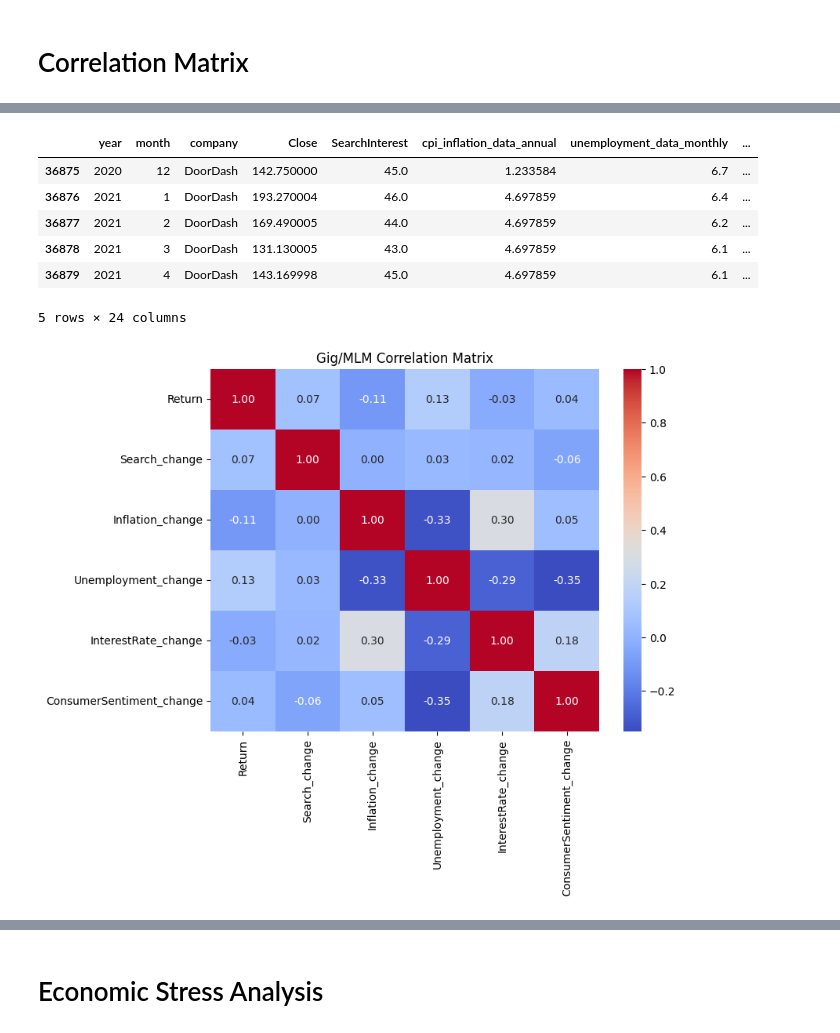
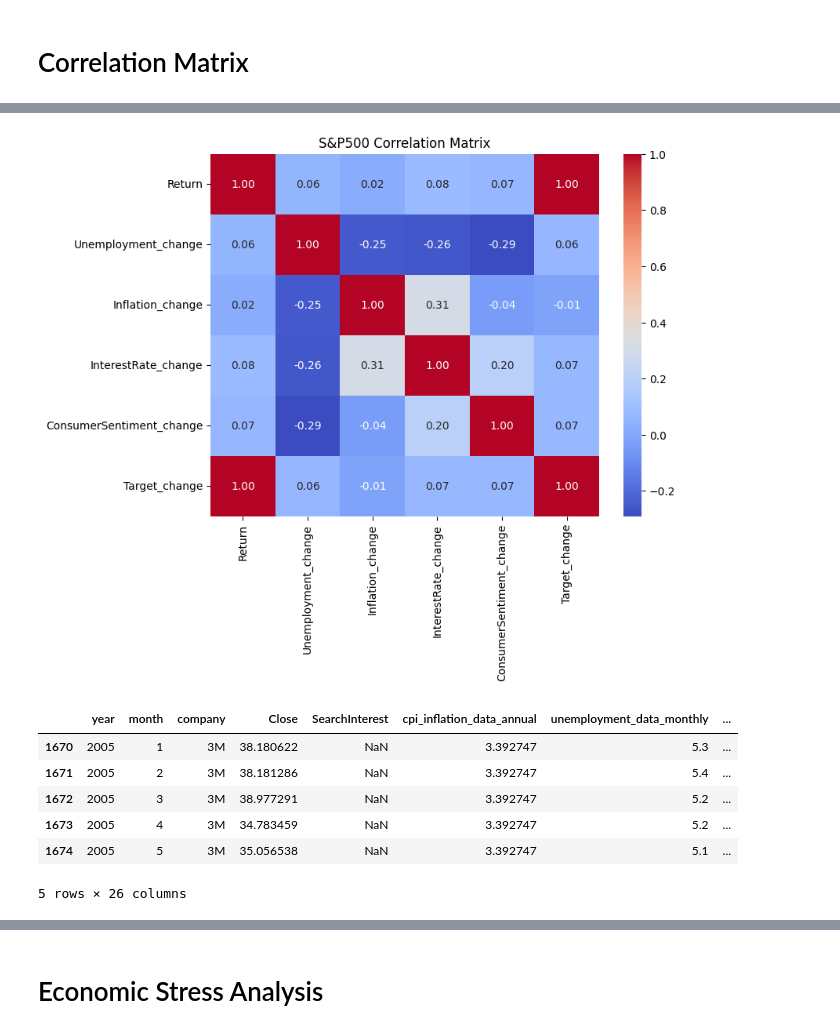
Before and after one commit to milleau98/2026-gig-data-analysis, a Jupyter notebook: notebooks/data-analyses/correlation_analyses.ipynb, the cells around one changed output, grey strips where cells are left out. Saved outputs shown, nothing was run; the diff lists cells and outputs as text; code cells hidden in the pictures.

```diff
--- a/notebooks/data-analyses/correlation_analyses.ipynb
+++ b/notebooks/data-analyses/correlation_analyses.ipynb
@@ -235,32 +277,45 @@ plt.show()
+# %%
+# -------------------------------
+# Set up Groups
+groups = ['SP500']
+# -------------------------------
+# Adjust column names to match your dataset
+cols_to_corr = [
+    'Return',
+    'Unemployment_change',
+    'Inflation_change',
+    'InterestRate_change',
+    'ConsumerSentiment_change',
+    'Target_change'
+]
+# -------------------------------
+# Compute correlation matrix
+# -------------------------------
+for g in groups:
+  temp=df[df['CompanyType']== g]
+  corr=temp[cols_to_corr].dropna().corr() # remove rows with missing values
+
+
+# -------------------------------
+# Plot heatmap
+# -------------------------------
+  plt.figure(figsize=(8,6))
+  sns.heatmap(corr, annot=True, fmt=".2f", cmap='coolwarm')
+  plt.title("S&P500 Correlation Matrix")
+  plt.show()
+# %% [output]
+[figure, added]
 # %%
-gig_df = df[df['CompanyType'] == 'Gig/MLM']
-sp500_df = df[df['CompanyType'] == 'S&P500']
+gig_df = df[df['CompanyType'] == 'Gig']
+MLM_df = df[df['CompanyType'] == 'MLM']
+SP500_df = df[df['CompanyType'] == 'SP500']
 
-gig_df.head()
+SP500_df.head()
 # %% [output]
 |  | year | month | company | Close | SearchInterest | cpi_inflation_data_annual | unemployment_data_monthly | ... |
-| 36875 | 2020 | 12 | DoorDash | 142.750000 | 45.0 | 1.233584 | 6.7 | ... |
-| 36876 | 2021 | 1 | DoorDash | 193.270004 | 46.0 | 4.697859 | 6.4 | ... |
-| 36877 | 2021 | 2 | DoorDash | 169.490005 | 44.0 | 4.697859 | 6.2 | ... |
-| 36878 | 2021 | 3 | DoorDash | 131.130005 | 43.0 | 4.697859 | 6.1 | ... |
-| 36879 | 2021 | 4 | DoorDash | 143.169998 | 45.0 | 4.697859 | 6.1 | ... |
+| 1670 | 2005 | 1 | 3M | 38.180622 | NaN | 3.392747 | 5.3 | ... |
+| 1671 | 2005 | 2 | 3M | 38.181286 | NaN | 3.392747 | 5.4 | ... |
+| 1672 | 2005 | 3 | 3M | 38.977291 | NaN | 3.392747 | 5.2 | ... |
+| 1673 | 2005 | 4 | 3M | 34.783459 | NaN | 3.392747 | 5.2 | ... |
+| 1674 | 2005 | 5 | 3M | 35.056538 | NaN | 3.392747 | 5.1 | ... |
-5 rows × 24 columns
+5 rows × 26 columns
-# %%
-cols_to_corr = [
-    'Return',
-    'Search_change',
-    'Inflation_change',
-    'Unemployment_change',
-    'InterestRate_change',
-    'ConsumerSentiment_change'
-]
-
-corr_df = gig_df[cols_to_corr].dropna()
-corr_matrix = corr_df.corr()
-
-plt.figure(figsize=(8,6))
-sns.heatmap(corr_matrix, annot=True, fmt=".2f", cmap='coolwarm')
-plt.title("Gig/MLM Correlation Matrix")
-plt.show()
-# %% [output]
-[figure, removed]
```
Also changed, not shown: parts of 16 cells of this notebook.
